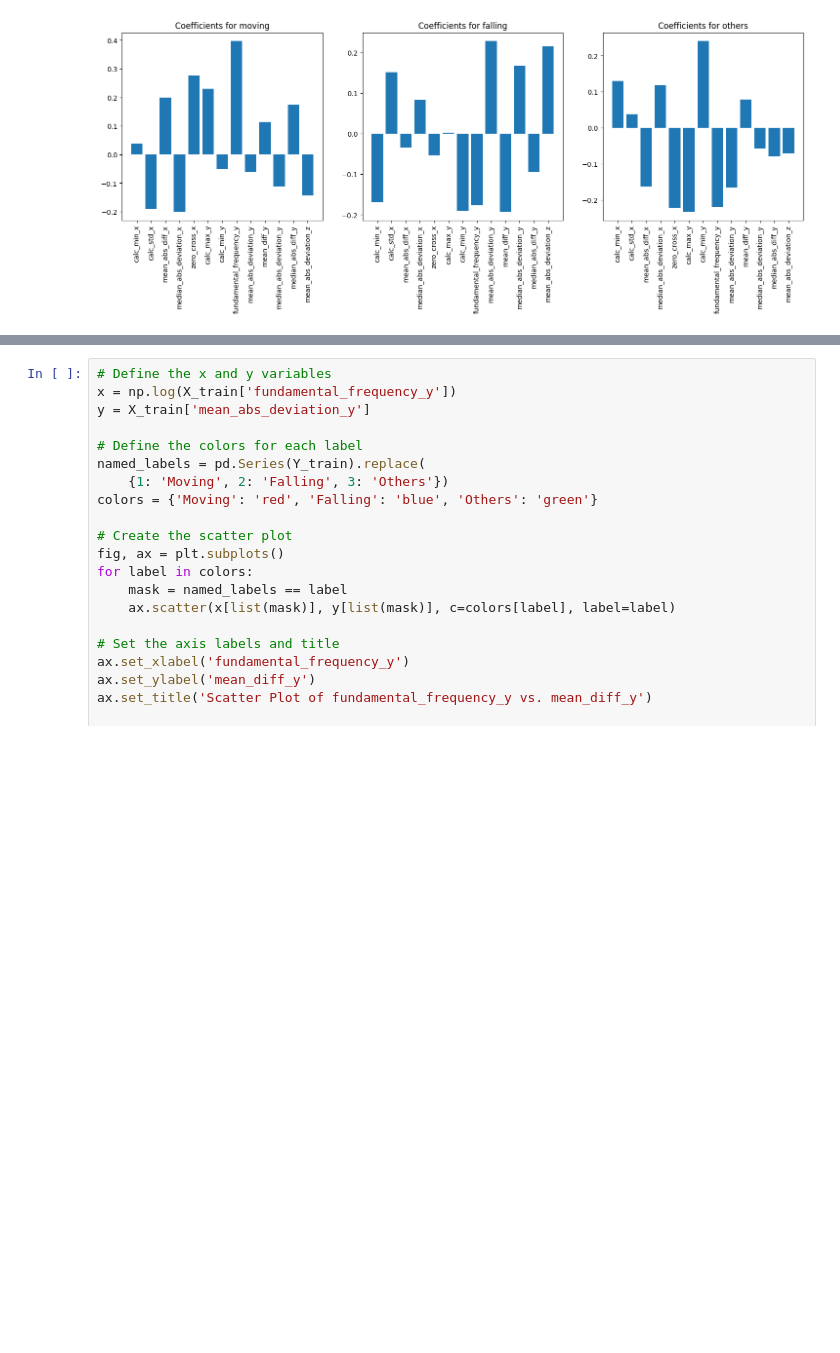
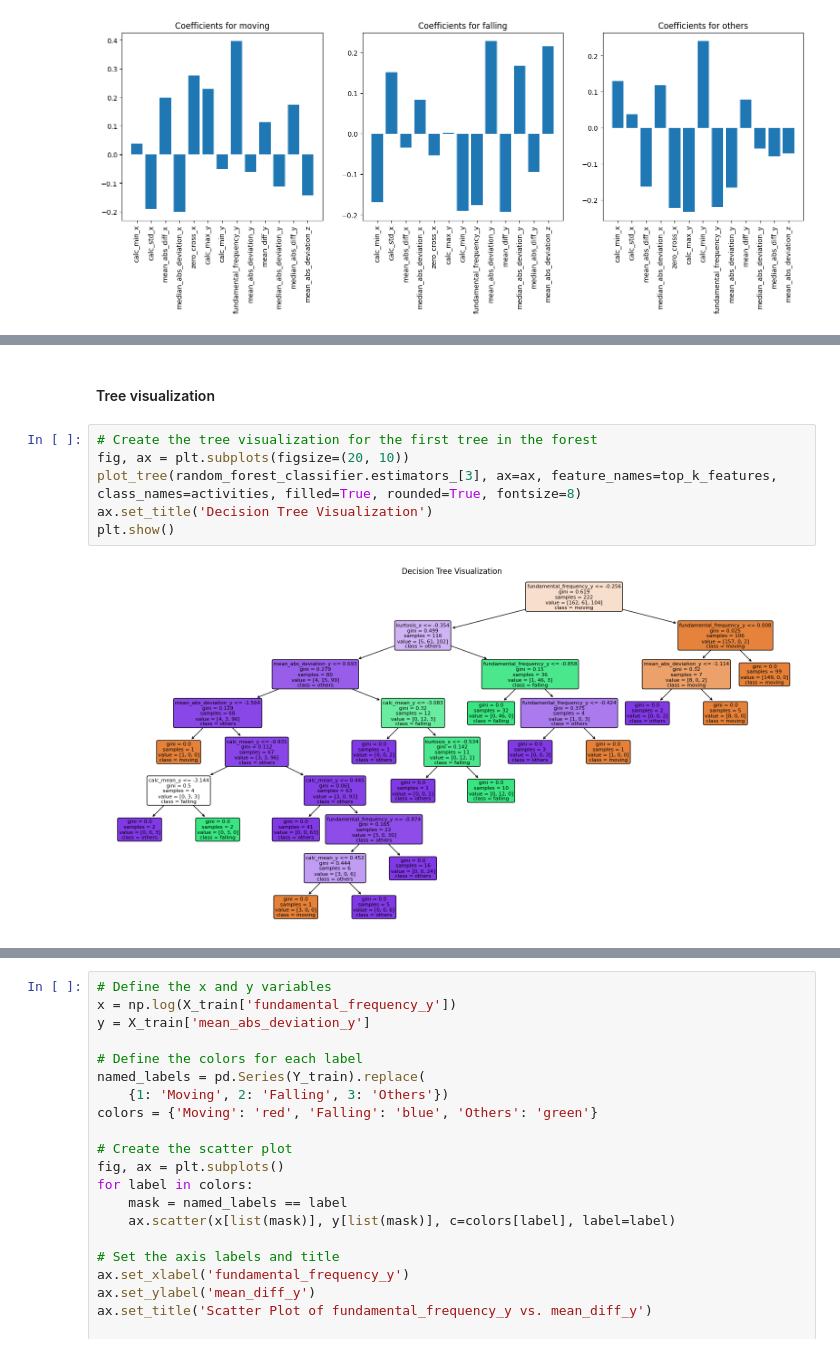
Before and after one commit to SmearyTundra/slhd-challenge, a Jupyter notebook: notebooks/challenge-1-project copy.ipynb, the cells around one changed output, grey strips where cells are left out. Drawn from its saved outputs; the diff is of its cells as text; blank space fills up the shorter version.

```diff
--- a/notebooks/challenge-1-project copy.ipynb
+++ b/notebooks/challenge-1-project copy.ipynb
@@ -800,0 +877,10 @@ plot_importance_confusion_top_k(
+# %% [markdown]
+#### Tree visualization
+# %%
+# Create the tree visualization for the first tree in the forest
+fig, ax = plt.subplots(figsize=(20, 10))
+plot_tree(random_forest_classifier.estimators_[3], ax=ax, feature_names=top_k_features, class_names=activities, filled=True, rounded=True, fontsize=8)
+ax.set_title('Decision Tree Visualization')
+plt.show()
+# %% [output]
+[figure, added]
```
Also changed, not shown: parts of 34 cells of this notebook.
